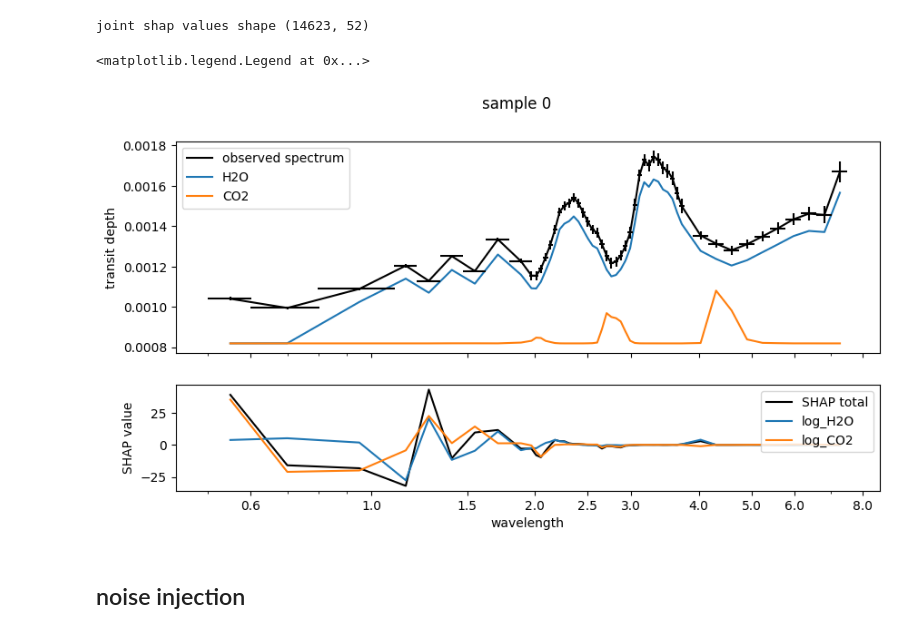
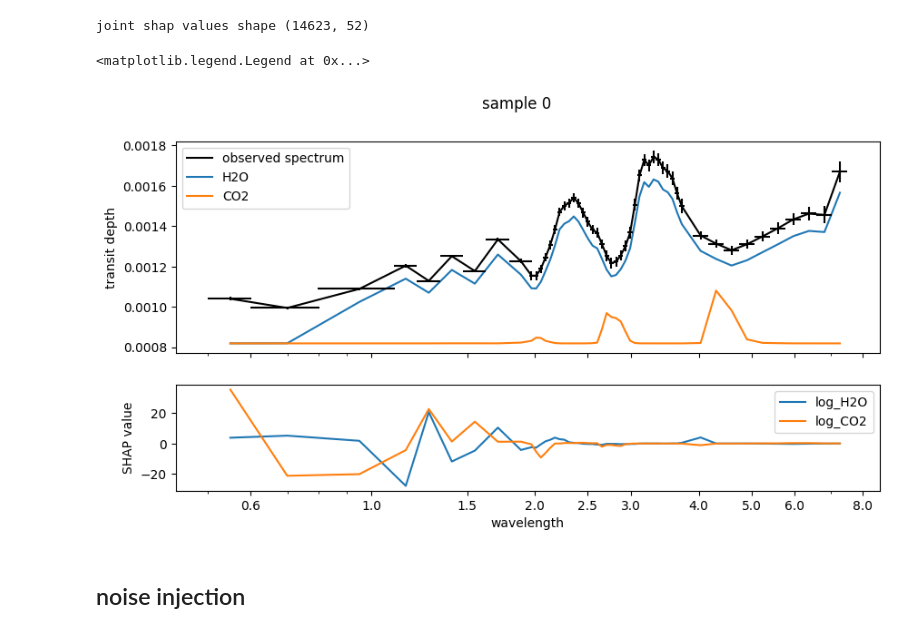
Before and after one commit to Jools-Clarke/SpeciesRetrieval, a Jupyter notebook: data_loader.ipynb, the cells around one changed output. Saved outputs shown, nothing was run; the diff lists cells and outputs as text; code cells hidden in the pictures.

```diff
--- a/data_loader.ipynb
+++ b/data_loader.ipynb
@@ -437,35 +437,35 @@ ax.plot(ds['wavelength'],ds['spectrum'].sel(sample=i).values, "k-", label='obser
 
 
 ax.plot(
     ds['wavelength'],
 ds['contributions'].sel(sample=i,
                     species=['H2O', 'CO2',]
                     ).values.T, label=['H2O', 'CO2', ])
 
 
 ax.errorbar(ds['wavelength'],ds['spectrum'].sel(sample=i).values,xerr=ds['bin_width']/2, yerr=ds['noise'].sel(sample=i).values, fmt='none', color='black', )
 
 # ax.plot(ds['wavelength'],ds['contributions'].sel(sample=i).isel(species = 0).values, "k--", label='total contribution')
-ax_shap.plot(ds['wavelength'], joint_shap_values[i], 'k-',label='SHAP total')
+# ax_shap.plot(ds['wavelength'], joint_shap_values[i], 'k-',label='SHAP total')
 
 ax_shap.plot(ds['wavelength'], shap_values[i, :, 0], '-',label=label_names[0])
 ax_shap.plot(ds['wavelength'], shap_values[i, :, 1], '-',label=label_names[1])
 
 
 ax_shap.set_xlabel('wavelength')
 ax.set_ylabel('transit depth')
 ax_shap.set_ylabel('SHAP value')
 
 ax.set_xscale('log')
 ax.set_xticks([0.6, 1,1.5, 2, 2.5,3,4, 5, 6,8,])
 ax.get_xaxis().set_major_formatter(plt.ScalarFormatter())
 
 fig.suptitle(f'sample {i}')
 ax_shap.legend(loc='upper right')
 ax.legend()
 # %% [output]
 <matplotlib.legend.Legend at 0x...>
-[figure, old version]
+[figure, new version]
 # %% [markdown]
 ## noise injection
 # %%
```
Also changed, not shown: parts of 2 cells of this notebook.
